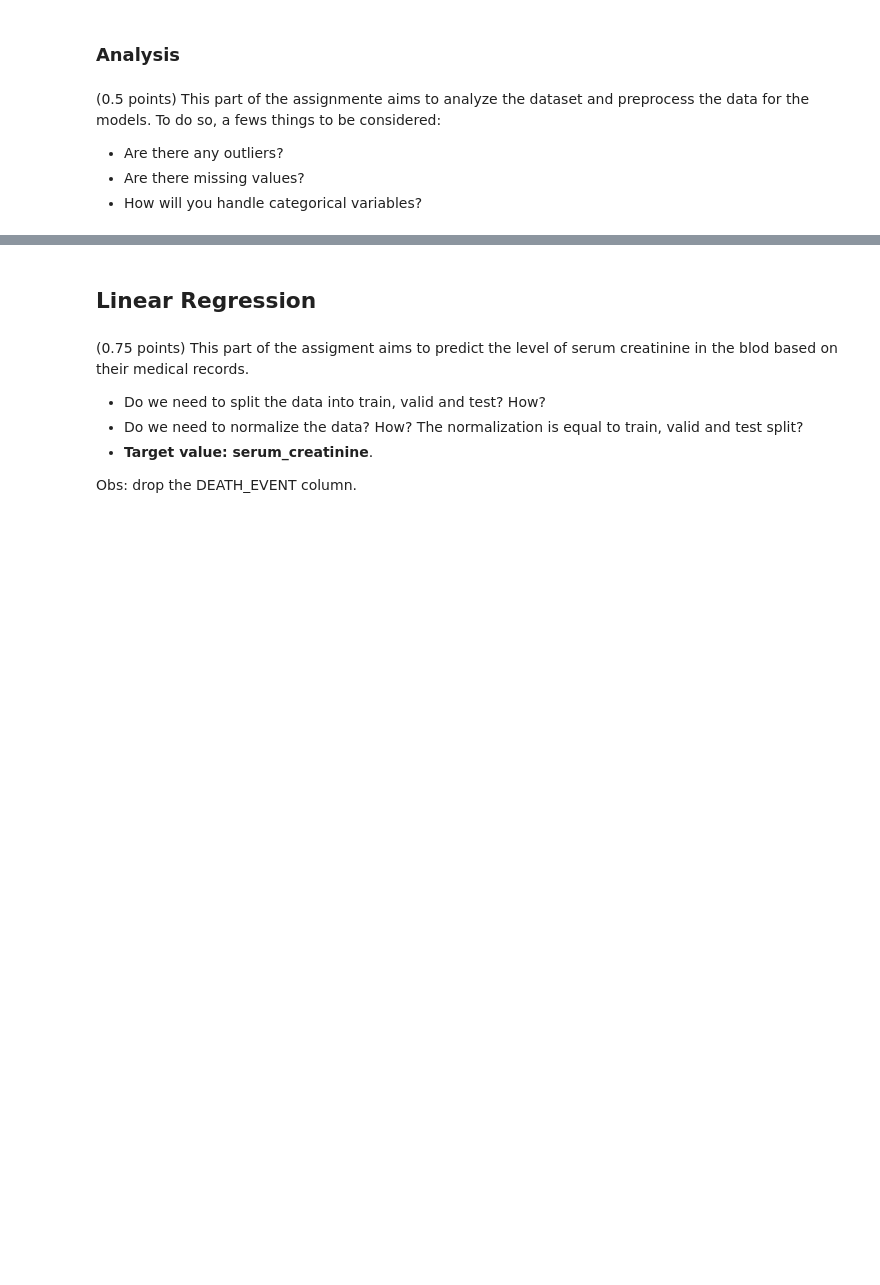
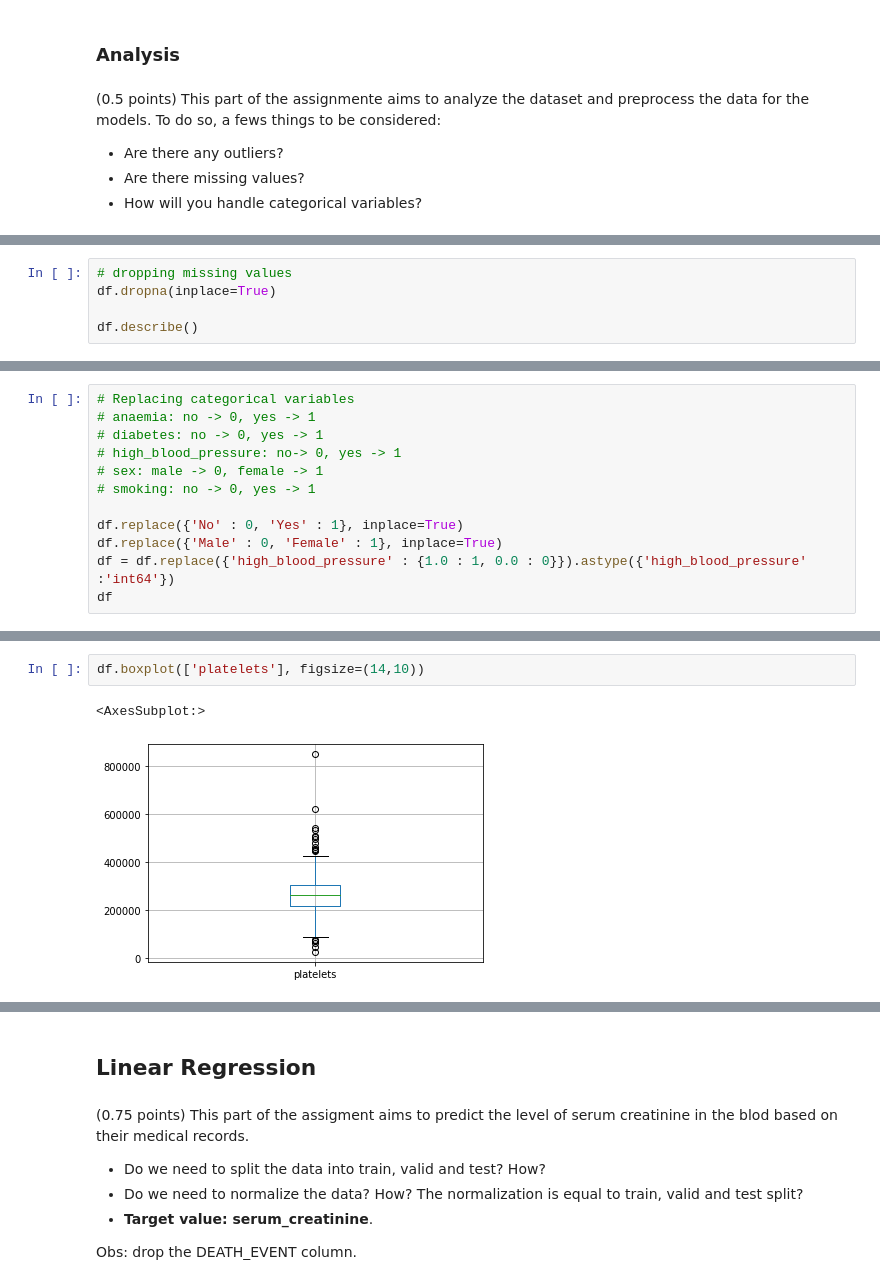
Before and after one commit to rubenscp/MO444-MC886-Tarefas, a Jupyter notebook: Tarefa 02/T2_Classical_Techniques.ipynb, the cells around one changed output, grey strips where cells are left out. Cells and saved outputs as stored; diff of their text form; blank space fills up the shorter version.

```diff
--- a/Tarefa 02/T2_Classical_Techniques.ipynb
+++ b/Tarefa 02/T2_Classical_Techniques.ipynb
@@ -69,0 +89,5 @@ FileNotFoundError: [Errno 2] No such file or directory: 'heart_dataset.csv'
+# %%
+# dropping missing values
+df.dropna(inplace=True)
+
+df.describe()
@@ -69,0 +104,12 @@ FileNotFoundError: [Errno 2] No such file or directory: 'heart_dataset.csv'
+# %%
+# Replacing categorical variables
+# anaemia: no -> 0, yes -> 1
+# diabetes: no -> 0, yes -> 1
+# high_blood_pressure: no-> 0, yes -> 1
+# sex: male -> 0, female -> 1
+# smoking: no -> 0, yes -> 1
+
+df.replace({'No' : 0, 'Yes' : 1}, inplace=True)
+df.replace({'Male' : 0, 'Female' : 1}, inplace=True)
+df = df.replace({'high_blood_pressure' : {1.0 : 1, 0.0 : 0}}).astype({'high_blood_pressure' :'int64'})
+df
@@ -69,0 +130,5 @@ FileNotFoundError: [Errno 2] No such file or directory: 'heart_dataset.csv'
+# %%
+df.boxplot(['platelets'], figsize=(14,10))
+# %% [output]
+<AxesSubplot:>
+[figure, added]
```
Also changed, not shown: parts of 23 cells of this notebook.
